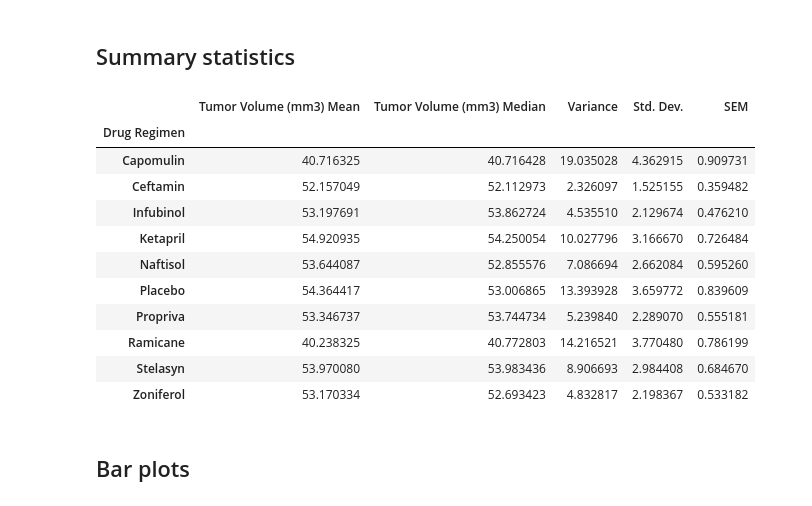
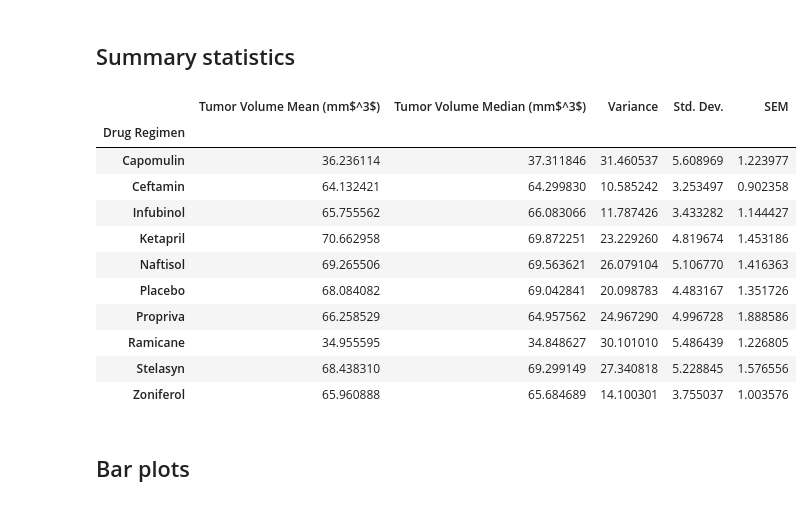
Before and after one commit to jtpeters963/matplotlibchallenge, a Jupyter notebook: pymaceuticals_starter.ipynb, the cells around one changed output. Drawn from its saved outputs; the diff is of its cells as text; code cells hidden in the pictures.

```diff
--- a/pymaceuticals_starter.ipynb
+++ b/pymaceuticals_starter.ipynb
@@ -7,6 +7,7 @@
 import matplotlib.pyplot as plt
 import pandas as pd
 import scipy.stats as st
+from scipy.stats import linregress
 import numpy as np
 
 # Study data files
@@ -19,7 +20,8 @@ study_results = pd.read_csv(study_results)
 
 # Combine the data into a single dataset
 df1=pd.merge(mouse_metadata, study_results, on='Mouse ID')
-df = df1.loc[df1['Timepoint']==20,:]
-df.head()
+df = df1.loc[df1['Timepoint']==45,:]
+# df = df1.copy()
+df1.head(30)
 # %% [output]
 |  | Mouse ID | Drug Regimen | Sex | Age_months | Weight (g) | Timepoint | Tumor Volume (mm3) | ... |
@@ -43,32 +46,34 @@ average.head()
 # %%
 
 # Generate a summary statistics table of mean, median, variance, standard deviation, and SEM of the tumor volume for each regimen
 average = df['Tumor Volume (mm3)'].groupby(df['Drug Regimen']).mean()
 median = df['Tumor Volume (mm3)'].groupby(df['Drug Regimen']).median()
 variance =df['Tumor Volume (mm3)'].groupby(df['Drug Regimen']).var()
 std_dev = df['Tumor Volume (mm3)'].groupby(df['Drug Regimen']).std()
 sem = df['Tumor Volume (mm3)'].groupby(df['Drug Regimen']).sem()
 summary = pd.merge(average, median, on= 'Drug Regimen', suffixes=(' Mean',' Median'))
 summary = pd.merge(summary, variance, on= 'Drug Regimen')
 summary = summary.rename(columns={'Tumor Volume (mm3)':'Variance'})
 summary = pd.merge(summary,std_dev, on='Drug Regimen')
 summary = summary.rename(columns={'Tumor Volume (mm3)':'Std. Dev.'})
 summary = pd.merge(summary,sem, on='Drug Regimen')
-summary = summary.rename(columns={'Tumor Volume (mm3)':'SEM'})
+summary = summary.rename(columns={'Tumor Volume (mm3) Mean':r'Tumor Volume Mean (mm$^3$)',
+                                  'Tumor Volume (mm3) Median':r'Tumor Volume Median (mm$^3$)',
+                                  'Tumor Volume (mm3)':'SEM'})
 summary.head(30)
 # %% [output]
-|  | Tumor Volume (mm3) Mean | Tumor Volume (mm3) Median | Variance | Std. Dev. | SEM |
+|  | Tumor Volume Mean (mm$^3$) | Tumor Volume Median (mm$^3$) | Variance | Std. Dev. | SEM |
 | Drug Regimen |  |  |  |  |  |
-| Capomulin | 40.716325 | 40.716428 | 19.035028 | 4.362915 | 0.909731 |
-| Ceftamin | 52.157049 | 52.112973 | 2.326097 | 1.525155 | 0.359482 |
-| Infubinol | 53.197691 | 53.862724 | 4.535510 | 2.129674 | 0.476210 |
-| Ketapril | 54.920935 | 54.250054 | 10.027796 | 3.166670 | 0.726484 |
-| Naftisol | 53.644087 | 52.855576 | 7.086694 | 2.662084 | 0.595260 |
-| Placebo | 54.364417 | 53.006865 | 13.393928 | 3.659772 | 0.839609 |
-| Propriva | 53.346737 | 53.744734 | 5.239840 | 2.289070 | 0.555181 |
-| Ramicane | 40.238325 | 40.772803 | 14.216521 | 3.770480 | 0.786199 |
-| Stelasyn | 53.970080 | 53.983436 | 8.906693 | 2.984408 | 0.684670 |
-| Zoniferol | 53.170334 | 52.693423 | 4.832817 | 2.198367 | 0.533182 |
+| Capomulin | 36.236114 | 37.311846 | 31.460537 | 5.608969 | 1.223977 |
+| Ceftamin | 64.132421 | 64.299830 | 10.585242 | 3.253497 | 0.902358 |
+| Infubinol | 65.755562 | 66.083066 | 11.787426 | 3.433282 | 1.144427 |
+| Ketapril | 70.662958 | 69.872251 | 23.229260 | 4.819674 | 1.453186 |
+| Naftisol | 69.265506 | 69.563621 | 26.079104 | 5.106770 | 1.416363 |
+| Placebo | 68.084082 | 69.042841 | 20.098783 | 4.483167 | 1.351726 |
+| Propriva | 66.258529 | 64.957562 | 24.967290 | 4.996728 | 1.888586 |
+| Ramicane | 34.955595 | 34.848627 | 30.101010 | 5.486439 | 1.226805 |
+| Stelasyn | 68.438310 | 69.299149 | 27.340818 | 5.228845 | 1.576556 |
+| Zoniferol | 65.960888 | 65.684689 | 14.100301 | 3.755037 | 1.003576 |
 # %% [markdown]
 ## Bar plots
 # %%
```
Also changed, not shown: parts of 20 cells of this notebook.
